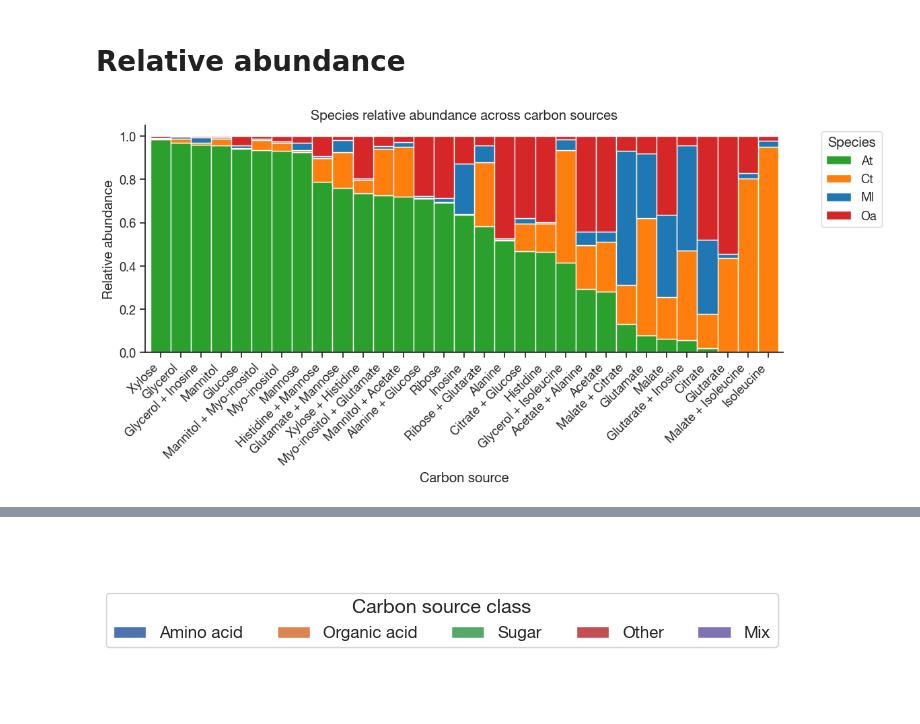
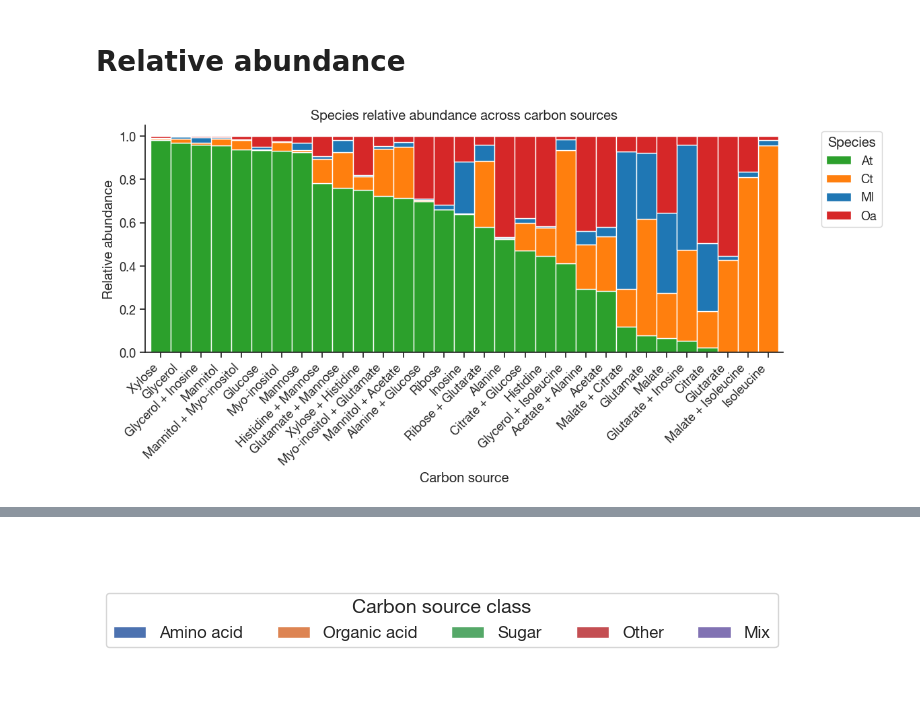
Before and after one commit to sulheim/coexistence, a Jupyter notebook: notebooks/2_assembly_1/2B_analyse_assembly_2.ipynb, the cells around one changed output, grey strips where cells are left out. Saved outputs shown, nothing was run; the diff lists cells and outputs as text; code cells hidden in the pictures.

```diff
--- a/notebooks/2_assembly_1/2B_analyse_assembly_2.ipynb
+++ b/notebooks/2_assembly_1/2B_analyse_assembly_2.ipynb
@@ -996,25 +918,26 @@ rel_abu_long['Carbon source'] = rel_abu_long.Well.map(well_to_cs)
 # %%
 # Create a stacked barplot of relative abundances by carbon source
 fig, ax = plt.subplots(figsize=(12, 6))
 
 # Pivot the data to get species as columns
 # rel_abu_pivot = rel_abu_long.pivot(index='Carbon source', columns='Species', values='Rel. abundance')
-df_mean_pivot = df_mean78.pivot(index = 'Carbon source', columns = 'Species', values = 'Mean CFUs/mL')
+# df_mean_pivot = df_mean78.pivot(index = 'Carbon source', columns = 'Species', values = 'Mean CFUs/mL')
+df_mean_pivot = 10**df_logmean78.pivot(index = 'Carbon source', columns = 'Species', values = 'Mean log10(CFUs/mL)')
 # Calculate relative abundances (normalize each row to sum to 1)
 df_rel_abu = df_mean_pivot.div(df_mean_pivot.sum(axis=1), axis=0)
 
 df_rel_abu = df_rel_abu.round(3)
 df_rel_abu.sort_values(by = ['At', 'Oa'],ascending = False, inplace = True)
 # Create stacked bar plot
 df_rel_abu[species_list].plot(kind='bar', stacked=True, ax=ax, color=palette, width=1)
 
 plt.xlabel('Carbon source')
 plt.ylabel('Relative abundance')
 plt.title('Species relative abundance across carbon sources')
 plt.xticks(rotation=45, ha='right')
 plt.legend(title='Species', bbox_to_anchor=(1.05, 1), loc='upper left')
 sns.despine()
 plt.tight_layout()
 plt.show()
 # %% [output]
-[figure, old version]
+[figure, new version]
```
Also changed, not shown: parts of 14 cells of this notebook, 11 other files.
